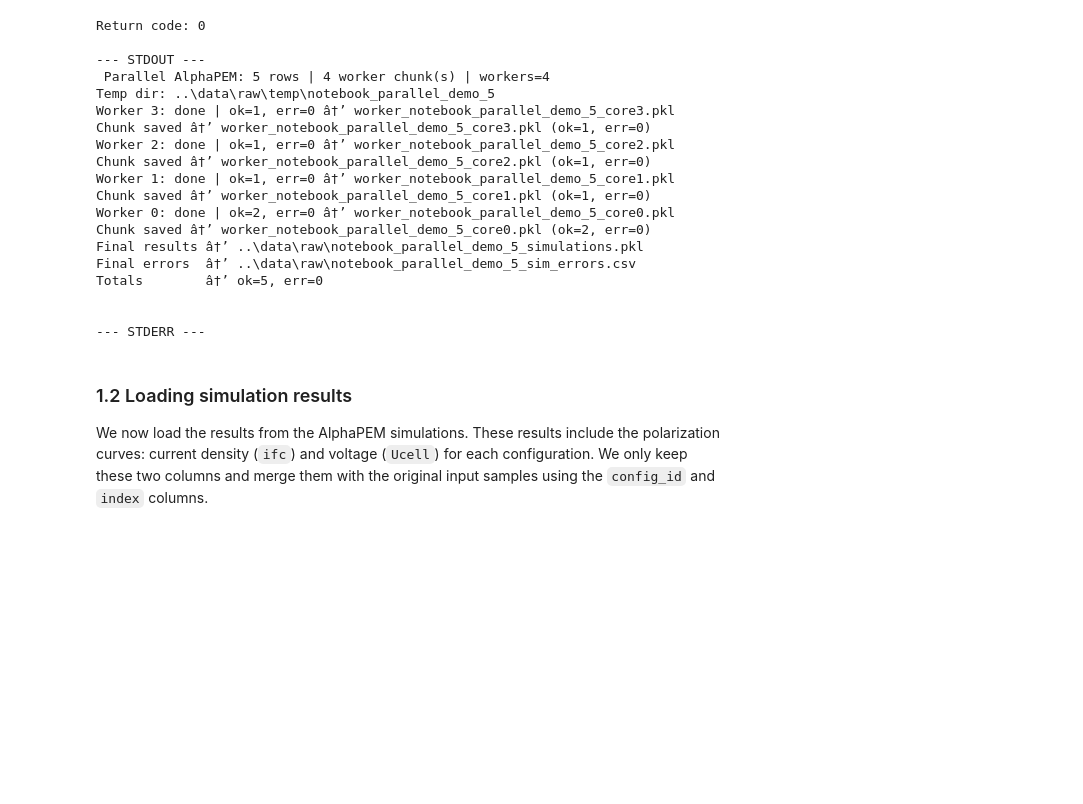
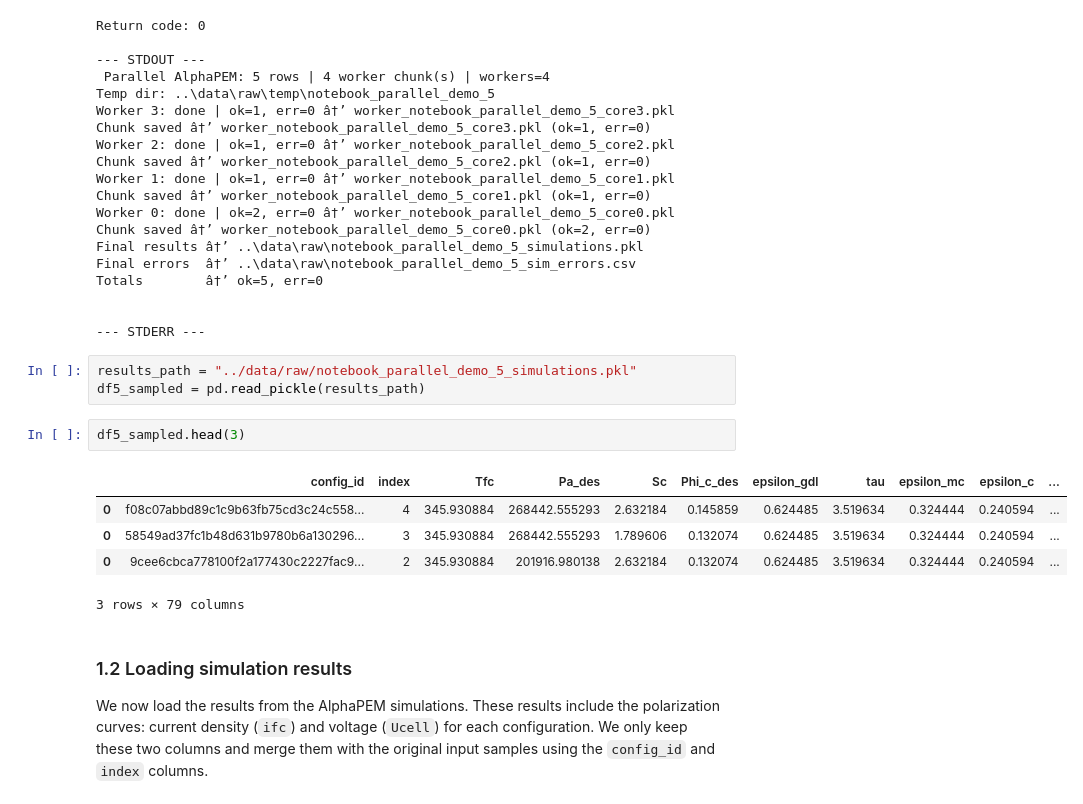
Before and after one commit to nathaly-vergel/Official-Sensitivity-Analysis-and-Surrogate-Modeling-of-PEM-Fuel-Cells, a Jupyter notebook: notebooks/03_sobol_analysis_AlphaPEM.ipynb, the cells around one changed output. Drawn from its saved outputs; the diff is of its cells as text; blank space fills up the shorter version.

Commit message:
add head of the output for simulations

```diff
--- a/notebooks/03_sobol_analysis_AlphaPEM.ipynb
+++ b/notebooks/03_sobol_analysis_AlphaPEM.ipynb
@@ -113,6 +113,17 @@ Totals        â†’ ok=5, err=0
 
 
 --- STDERR ---
+# %%
+results_path = "../data/raw/notebook_parallel_demo_5_simulations.pkl"
+df5_sampled = pd.read_pickle(results_path)
+# %%
+df5_sampled.head(3)
+# %% [output]
+|  | config_id | index | Tfc | Pa_des | Sc | Phi_c_des | epsilon_gdl | tau | epsilon_mc | epsilon_c | ... |
+| 0 | f08c07abbd89c1c9b63fb75cd3c24c558... | 4 | 345.930884 | 268442.555293 | 2.632184 | 0.145859 | 0.624485 | 3.519634 | 0.324444 | 0.240594 | ... |
+| 0 | 58549ad37fc1b48d631b9780b6a130296... | 3 | 345.930884 | 268442.555293 | 1.789606 | 0.132074 | 0.624485 | 3.519634 | 0.324444 | 0.240594 | ... |
+| 0 | 9cee6cbca778100f2a177430c2227fac9... | 2 | 345.930884 | 201916.980138 | 2.632184 | 0.132074 | 0.624485 | 3.519634 | 0.324444 | 0.240594 | ... |
+3 rows × 79 columns
 # %% [markdown]
 ### 1.2 Loading simulation results
 
```
Also changed, not shown: parts of 1 cell of this notebook.
